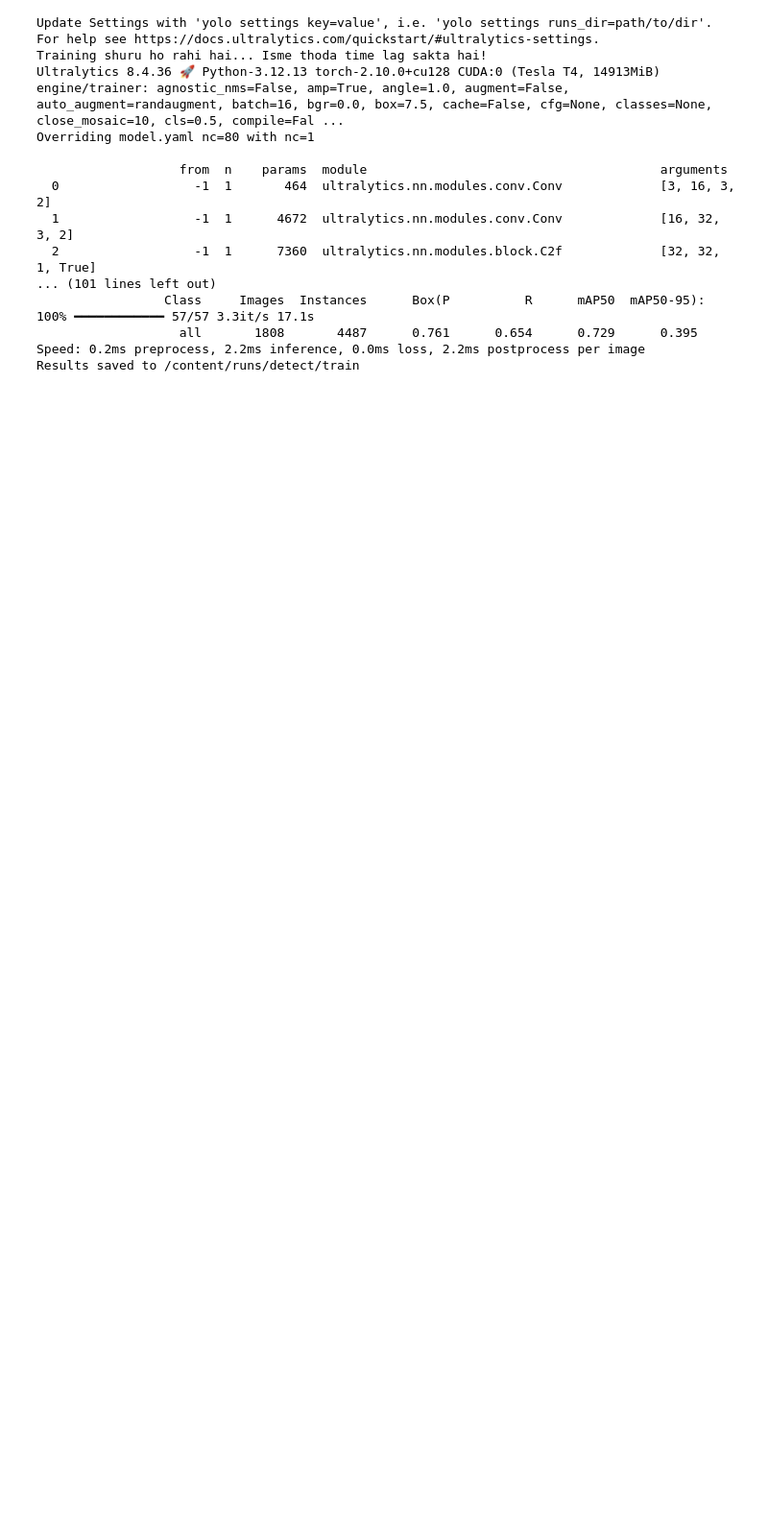
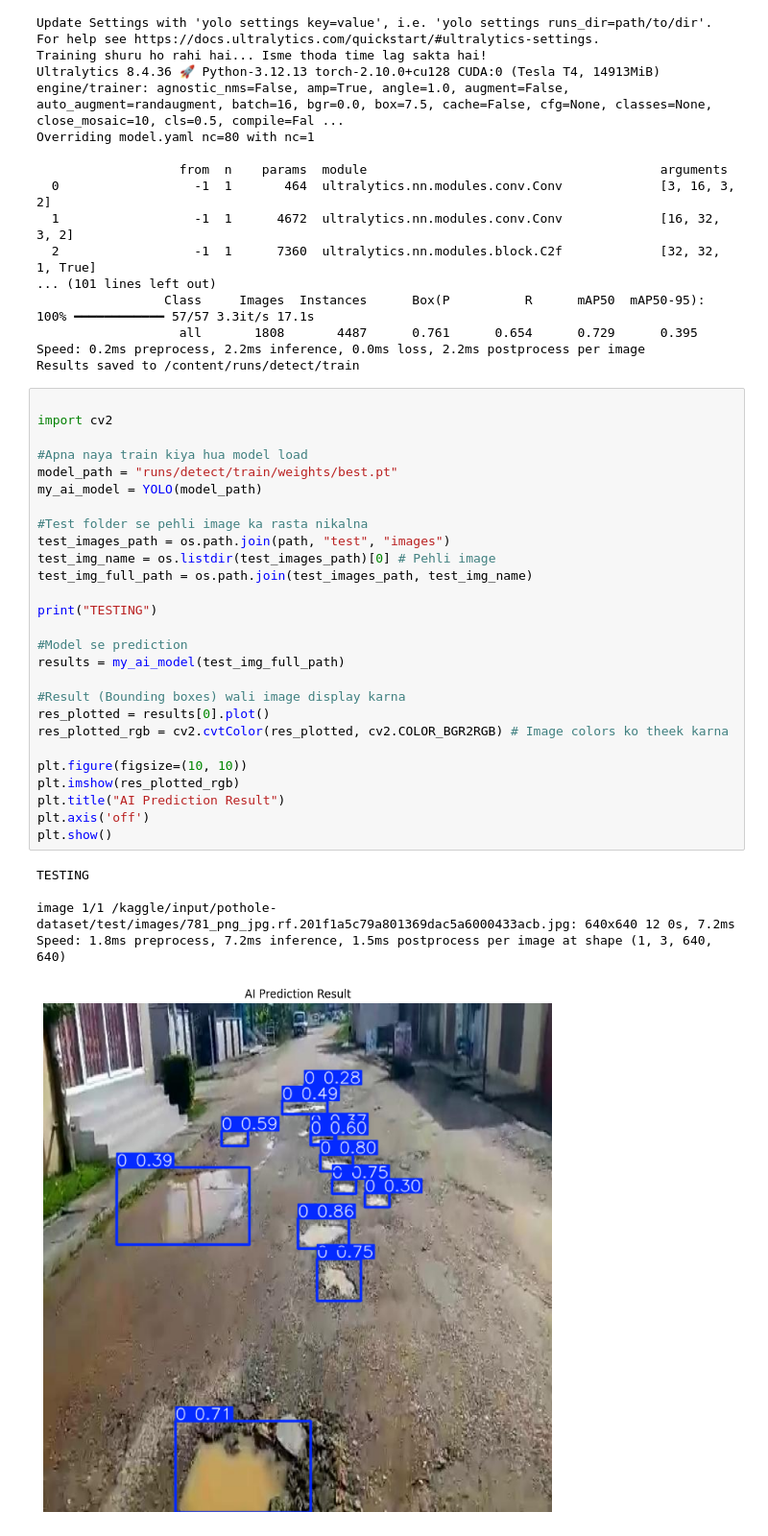
Before and after one commit to AnshulKumar79/PitWatch_YOLOv8_nano_AI_model, a Jupyter notebook: Neer_Nirikshan_project.ipynb, the cells around one changed output. Shown at 96% size. Saved outputs shown, nothing was run; the diff lists cells and outputs as text; blank space fills up the shorter version.

Commit message:
Tested on the first image of the test images folder

```diff
--- a/Neer_Nirikshan_project.ipynb
+++ b/Neer_Nirikshan_project.ipynb
@@ -351,3 +351,36 @@ Overriding model.yaml nc=80 with nc=1
                    all       1808       4487      0.761      0.654      0.729      0.395
 Speed: 0.2ms preprocess, 2.2ms inference, 0.0ms loss, 2.2ms postprocess per image
 Results saved to /content/runs/detect/train
+# %%
+
+import cv2
+
+#Apna naya train kiya hua model load
+model_path = "runs/detect/train/weights/best.pt"
+my_ai_model = YOLO(model_path)
+
+#Test folder se pehli image ka rasta nikalna
+test_images_path = os.path.join(path, "test", "images")
+test_img_name = os.listdir(test_images_path)[0] # Pehli image
+test_img_full_path = os.path.join(test_images_path, test_img_name)
+
+print("TESTING")
+
+#Model se prediction
+results = my_ai_model(test_img_full_path)
+
+#Result (Bounding boxes) wali image display karna
+res_plotted = results[0].plot()
+res_plotted_rgb = cv2.cvtColor(res_plotted, cv2.COLOR_BGR2RGB) # Image colors ko theek karna
+
+plt.figure(figsize=(10, 10))
+plt.imshow(res_plotted_rgb)
+plt.title("AI Prediction Result")
+plt.axis('off')
+plt.show()
+# %% [output]
+TESTING
+
+image 1/1 /kaggle/input/pothole-dataset/test/images/781_png_jpg.rf.201f1a5c79a801369dac5a6000433acb.jpg: 640x640 12 0s, 7.2ms
+Speed: 1.8ms preprocess, 7.2ms inference, 1.5ms postprocess per image at shape (1, 3, 640, 640)
+[figure, added]
```
